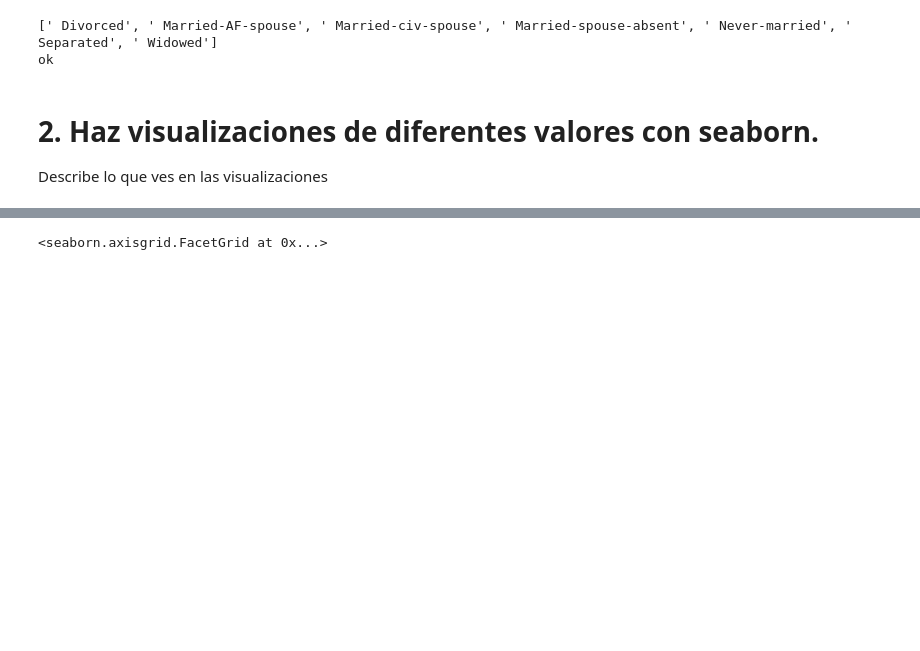
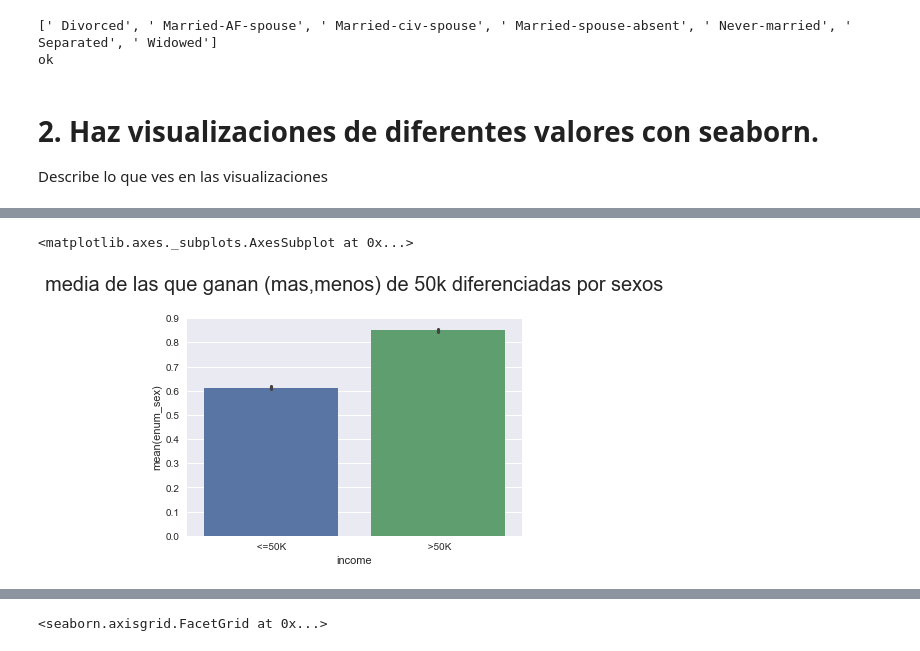
Before and after one commit to cristhro/Python_Machine_Learning, a Jupyter notebook: ejercicio 2/Ejercicio_2.ipynb, the cells around one changed output, grey strips where cells are left out. Saved outputs shown, nothing was run; the diff lists cells and outputs as text; code cells hidden in the pictures; blank space fills up the shorter version.

```diff
--- a/ejercicio 2/Ejercicio_2.ipynb
+++ b/ejercicio 2/Ejercicio_2.ipynb
@@ -232,0 +218,6 @@ g.map(plt.hist, 'age', bins=20)
+# %%
+plt.title('media de las que ganan mas o menos de 50k diferenciadas por sexos', size=20, y=1.1)
+sns.barplot(x = 'income', y='enum_sex',data=df)
+# %% [output]
+<matplotlib.axes._subplots.AxesSubplot at 0x...>
+[figure, added]
```
Also changed, not shown: parts of 27 cells of this notebook.
